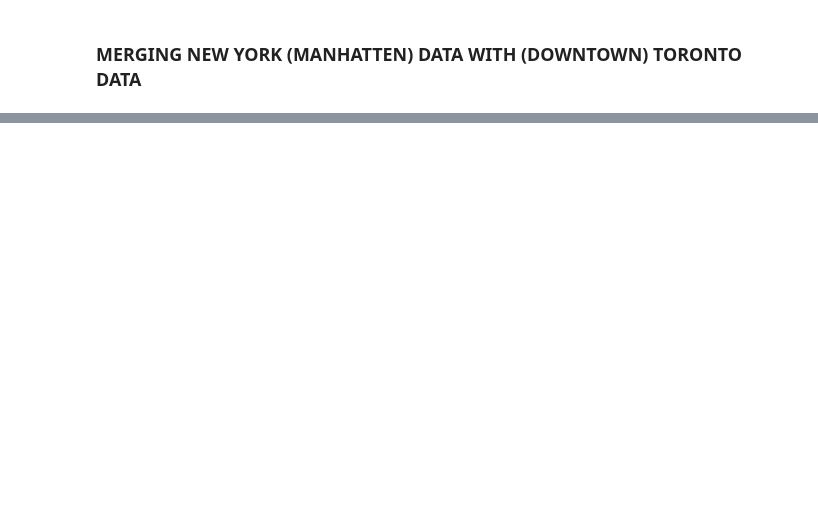
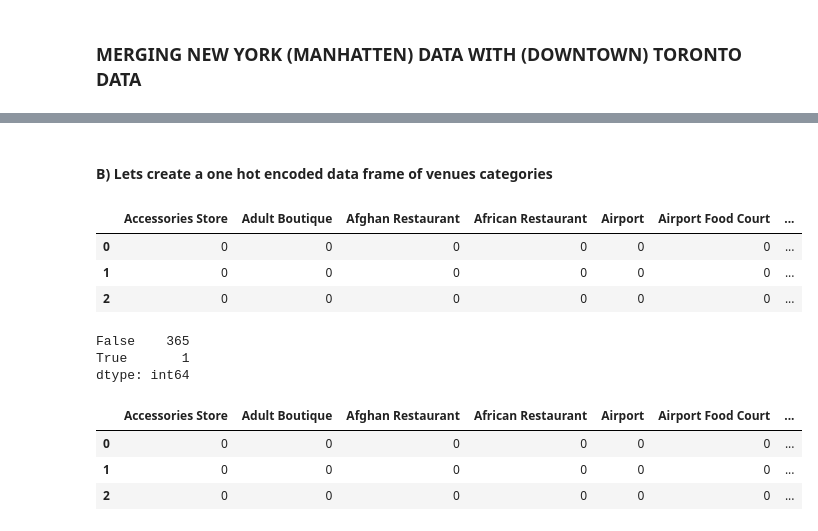
Before and after one commit to Mido-a91/The_Battle_of_Neighborhoods, a Jupyter notebook: The_Battle_of_Neighborhoods Notebook.ipynb, the cells around one changed output, grey strips where cells are left out. Cells and saved outputs as stored; diff of their text form; code cells hidden in the pictures; blank space fills up the shorter version.

```diff
--- a/The_Battle_of_Neighborhoods Notebook.ipynb
+++ b/The_Battle_of_Neighborhoods Notebook.ipynb
@@ -748,0 +777,24 @@ The DataFrame of two cities have 4828 rows and 9 Columns
+# %% [markdown]
+#### B) Lets create a one hot encoded data frame of venues categories
+# %%
+two_cities_onehot = pd.get_dummies(two_cities['Venue Category'], prefix="", prefix_sep="")
+two_cities_onehot['Neighborhood']=two_cities['Neighborhood']
+two_cities_onehot.head(3)
+# %% [output]
+|  | Accessories Store | Adult Boutique | Afghan Restaurant | African Restaurant | Airport | Airport Food Court | ... |
+| 0 | 0 | 0 | 0 | 0 | 0 | 0 | ... |
+| 1 | 0 | 0 | 0 | 0 | 0 | 0 | ... |
+| 2 | 0 | 0 | 0 | 0 | 0 | 0 | ... |
+# %%
+pd.Series(list(two_cities_onehot.columns)).str.contains('Neighborhood').value_counts()
+# %% [output]
+False    365
+True       1
+dtype: int64
+# %%
+two_cities_onehot.head(3)
+# %% [output]
+|  | Accessories Store | Adult Boutique | Afghan Restaurant | African Restaurant | Airport | Airport Food Court | ... |
+| 0 | 0 | 0 | 0 | 0 | 0 | 0 | ... |
+| 1 | 0 | 0 | 0 | 0 | 0 | 0 | ... |
+| 2 | 0 | 0 | 0 | 0 | 0 | 0 | ... |
```
Also changed, not shown: parts of 8 cells of this notebook.
